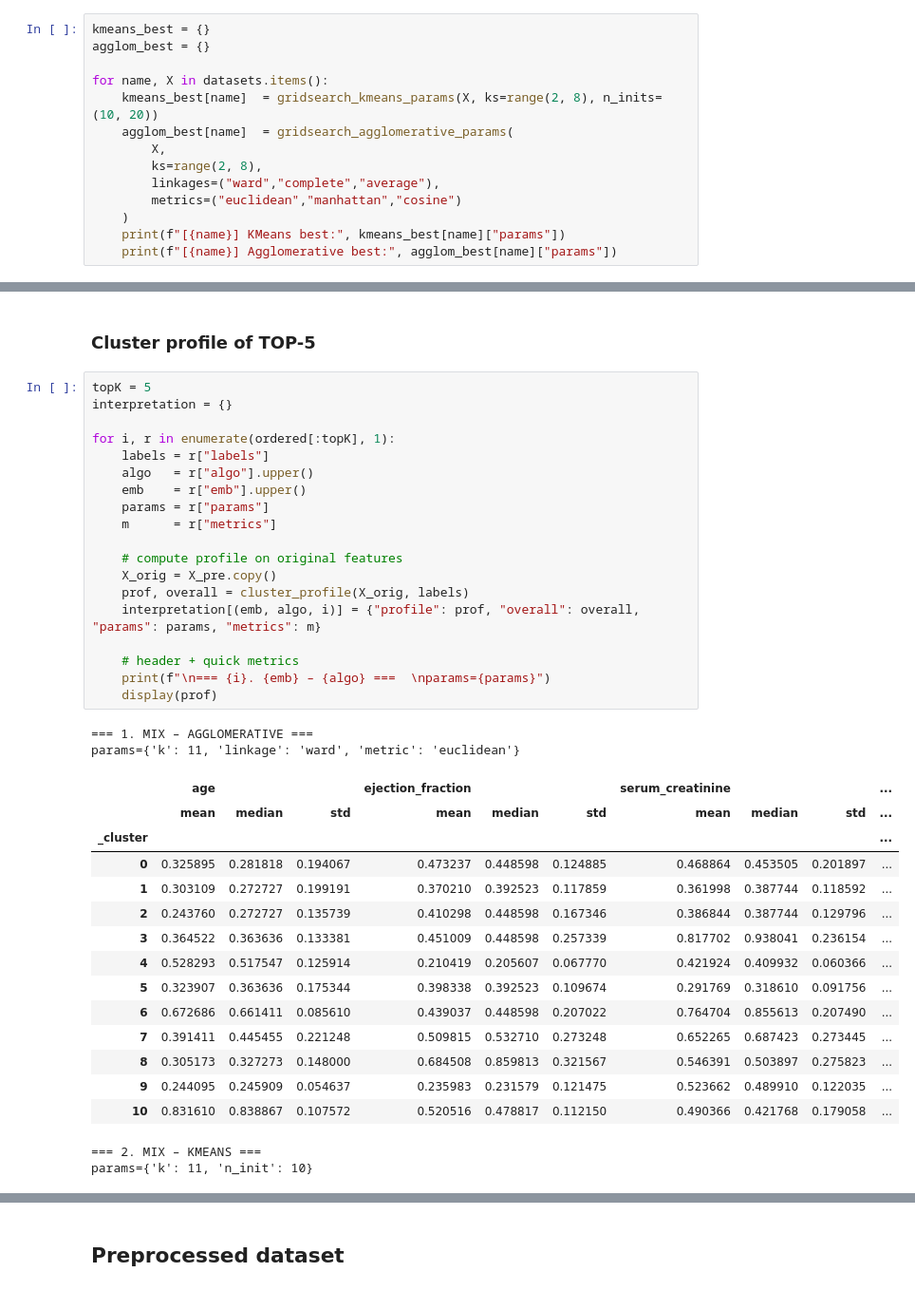
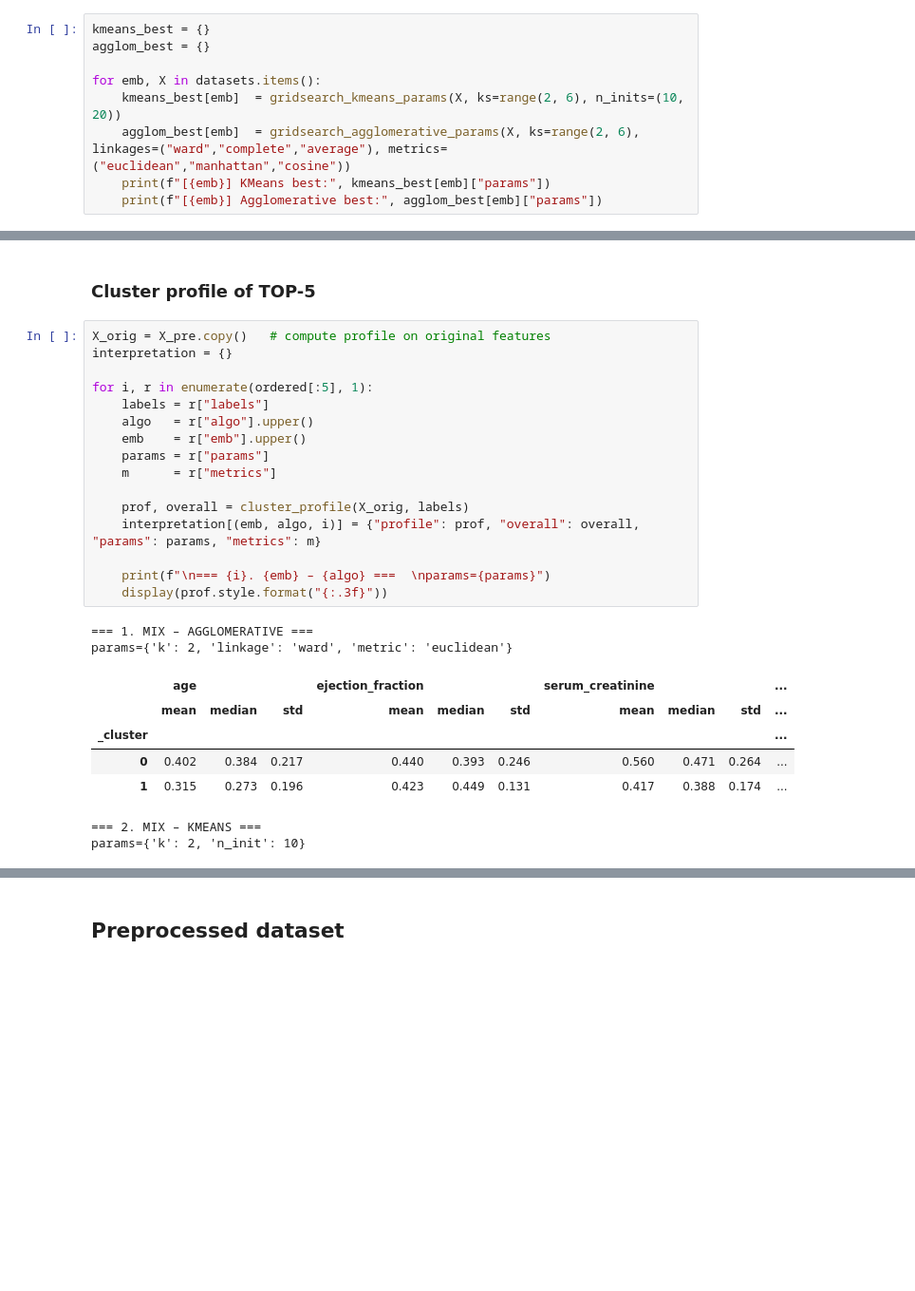
Before and after one commit to zuzannapajak/cardio-risk-prediction, a Jupyter notebook: notebooks/clustering.ipynb, the cells around one changed output, grey strips where cells are left out. Shown at 95% size. Saved outputs shown, nothing was run; the diff lists cells and outputs as text; blank space fills up the shorter version.

```diff
--- a/notebooks/clustering.ipynb
+++ b/notebooks/clustering.ipynb
@@ -153,15 +153,10 @@ for name, X in datasets.items():
 kmeans_best = {}
 agglom_best = {}
 
-for name, X in datasets.items():
-    kmeans_best[name]  = gridsearch_kmeans_params(X, ks=range(2, 8), n_inits=(10, 20))
-    agglom_best[name]  = gridsearch_agglomerative_params(
-        X,
-        ks=range(2, 8),
-        linkages=("ward","complete","average"),
-        metrics=("euclidean","manhattan","cosine")
-    )
-    print(f"[{name}] KMeans best:", kmeans_best[name]["params"])
-    print(f"[{name}] Agglomerative best:", agglom_best[name]["params"])
+for emb, X in datasets.items():
+    kmeans_best[emb]  = gridsearch_kmeans_params(X, ks=range(2, 6), n_inits=(10, 20))
+    agglom_best[emb]  = gridsearch_agglomerative_params(X, ks=range(2, 6), linkages=("ward","complete","average"), metrics=("euclidean","manhattan","cosine"))
+    print(f"[{emb}] KMeans best:", kmeans_best[emb]["params"])
+    print(f"[{emb}] Agglomerative best:", agglom_best[emb]["params"])
 # %% [output]
 [pca] KMeans best: {'k': 4, 'n_init': 20}
@@ -269,43 +265,31 @@ display(df_leaderboard.style
 # %% [markdown]
 ### Cluster profile of TOP-5
 # %%
-topK = 5
+X_orig = X_pre.copy()   # compute profile on original features
 interpretation = {}
 
-for i, r in enumerate(ordered[:topK], 1):
+for i, r in enumerate(ordered[:5], 1):
     labels = r["labels"]
     algo   = r["algo"].upper()
     emb    = r["emb"].upper()
     params = r["params"]
     m      = r["metrics"]
 
-    # compute profile on original features
-    X_orig = X_pre.copy()
     prof, overall = cluster_profile(X_orig, labels)
     interpretation[(emb, algo, i)] = {"profile": prof, "overall": overall, "params": params, "metrics": m}
 
-    # header + quick metrics
     print(f"\n=== {i}. {emb} – {algo} ===  \nparams={params}")
-    display(prof)
+    display(prof.style.format("{:.3f}"))
 # %% [output]
 === 1. MIX – AGGLOMERATIVE ===
-params={'k': 11, 'linkage': 'ward', 'metric': 'euclidean'}
+params={'k': 2, 'linkage': 'ward', 'metric': 'euclidean'}
 |  | age |  |  | ejection_fraction |  |  | serum_creatinine |  |  | ... |
 |  | mean | median | std | mean | median | std | mean | median | std | ... |
 | _cluster |  |  |  |  |  |  |  |  |  | ... |
-| 0 | 0.325895 | 0.281818 | 0.194067 | 0.473237 | 0.448598 | 0.124885 | 0.468864 | 0.453505 | 0.201897 | ... |
-| 1 | 0.303109 | 0.272727 | 0.199191 | 0.370210 | 0.392523 | 0.117859 | 0.361998 | 0.387744 | 0.118592 | ... |
-| 2 | 0.243760 | 0.272727 | 0.135739 | 0.410298 | 0.448598 | 0.167346 | 0.386844 | 0.387744 | 0.129796 | ... |
-| 3 | 0.364522 | 0.363636 | 0.133381 | 0.451009 | 0.448598 | 0.257339 | 0.817702 | 0.938041 | 0.236154 | ... |
-| 4 | 0.528293 | 0.517547 | 0.125914 | 0.210419 | 0.205607 | 0.067770 | 0.421924 | 0.409932 | 0.060366 | ... |
-| 5 | 0.323907 | 0.363636 | 0.175344 | 0.398338 | 0.392523 | 0.109674 | 0.291769 | 0.318610 | 0.091756 | ... |
-| 6 | 0.672686 | 0.661411 | 0.085610 | 0.439037 | 0.448598 | 0.207022 | 0.764704 | 0.855613 | 0.207490 | ... |
-| 7 | 0.391411 | 0.445455 | 0.221248 | 0.509815 | 0.532710 | 0.273248 | 0.652265 | 0.687423 | 0.273445 | ... |
-| 8 | 0.305173 | 0.327273 | 0.148000 | 0.684508 | 0.859813 | 0.321567 | 0.546391 | 0.503897 | 0.275823 | ... |
-| 9 | 0.244095 | 0.245909 | 0.054637 | 0.235983 | 0.231579 | 0.121475 | 0.523662 | 0.489910 | 0.122035 | ... |
-| 10 | 0.831610 | 0.838867 | 0.107572 | 0.520516 | 0.478817 | 0.112150 | 0.490366 | 0.421768 | 0.179058 | ... |
+| 0 | 0.402 | 0.384 | 0.217 | 0.440 | 0.393 | 0.246 | 0.560 | 0.471 | 0.264 | ... |
+| 1 | 0.315 | 0.273 | 0.196 | 0.423 | 0.449 | 0.131 | 0.417 | 0.388 | 0.174 | ... |
 === 2. MIX – KMEANS ===
-params={'k': 11, 'n_init': 10}
+params={'k': 2, 'n_init': 10}
 |  | age |  |  | ejection_fraction |  |  | serum_creatinine |  |  | ... |
 |  | mean | median | std | mean | median | std | mean | median | std | ... |
 | _cluster |  |  |  |  |  |  |  |  |  | ... |
```
Also changed, not shown: parts of 21 cells of this notebook, 1 other file.
